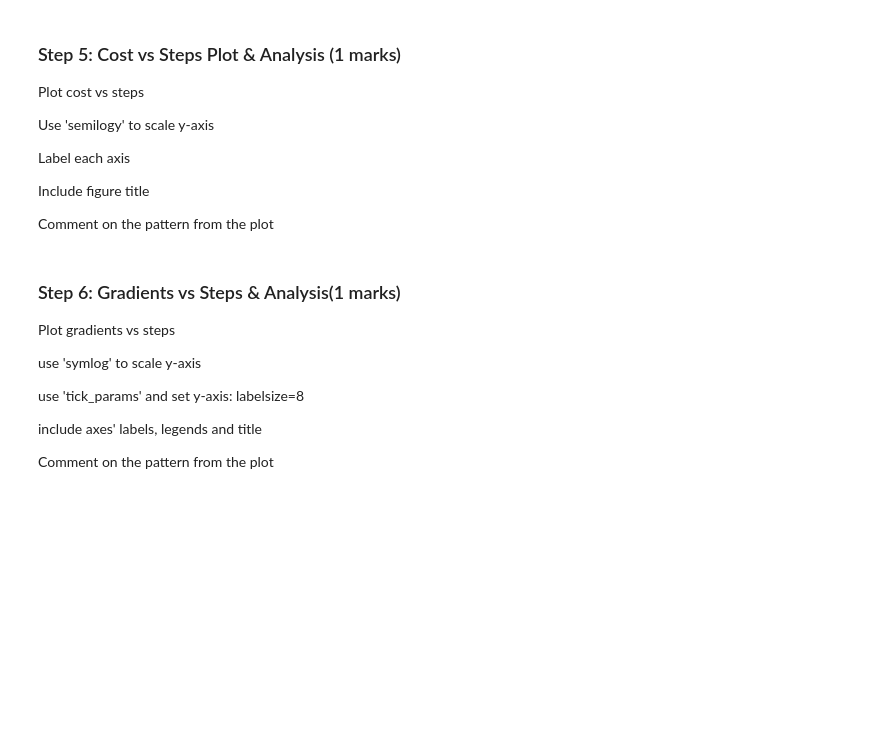
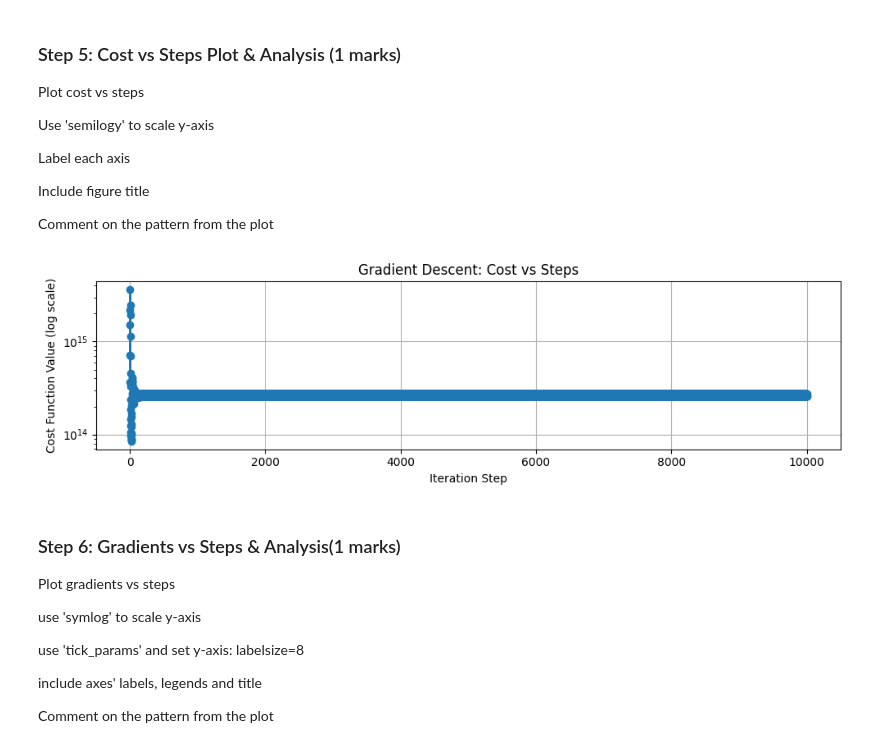
Before and after one commit to Hayden-Taylor91/ENGG680_2025_Fall_Assignment2, a Jupyter notebook: Assignment2_Upload.ipynb, the cells around one changed output. Cells and saved outputs as stored; diff of their text form; code cells hidden in the pictures; blank space fills up the shorter version.

```diff
--- a/Assignment2_Upload.ipynb
+++ b/Assignment2_Upload.ipynb
@@ -334,8 +507,3 @@ The function's inputs are: the receiver's coordinates, clock offset, satellites'
 The function returns a single scalar.
 
 Call euclidean_norm function to calculate geometric distance.
-# %%
-# Cost function: sum of squared residuals between measured and predicted pseudoranges
-def cost_function(rec_pos, cdT, sat_pos, pseudorange):
-    #...
-    return L
@@ -355,8 +548,3 @@ Call euclidean_norm function to calculate geometric distance.
 
 
 **Recall elements of the design matrix A in the previous LSE function.**
-# %%
-# Gradient of the cost function with respect to the unknowns (x_r, y_r, z_r, cdT)
-def gradient(rec_pos, cdT, sat_pos, pseudorange):
-    #...
-    return grad
@@ -362,0 +576,3 @@ def gradient(rec_pos, cdT, sat_pos, pseudorange):
+# %%
+grad = gradient(x_0[:3], x_0[3], sat_position, pseudorange_with_noise)
+print(grad)
@@ -437,0 +630,17 @@ optimized_params = #...
+# %%
+optimized_params, arr_cost, arr_grad, steps_count = gradient_descent(pseudorange_with_noise, sat_position, learning_rate=0.08,
+                                                                     max_iters=10000, tolerance=8e-7)
+print("Optimized Parameters (x, y, z, cdT):", optimized_params)
+
+print("Number of Steps to Converge:", steps_count)
+
+print("\nFinal Cost:")
+print(arr_cost[-1])
+
+print("\nFinal Gradient Norm:")
+print(arr_grad[-1])
+
+# Compute final position error (difference from ground truth)
+final_position_error = optimized_params[:3] - GroundTruth
+print("\nFinal Position Error (meters):")
+print(final_position_error)
@@ -459,3 +670,19 @@ plt.show()
+# %%
+steps = np.arange(1, len(arr_cost) + 1)
+
+# Plotting Cost vs Steps
+fig, ax = plt.subplots(nrows=1, ncols=1, figsize=(10, 3))
+
+ax.semilogy(steps, arr_cost, marker='o', linestyle='-')  # semilog y-axis
+ax.set_xlabel('Iteration Step')                           # label x-axis
+ax.set_ylabel('Cost Function Value (log scale)')         # label y-axis
+ax.set_title('Gradient Descent: Cost vs Steps')          # figure title
+ax.grid(True)
+
+fig.tight_layout()
+plt.show()
+# %% [output]
+[figure, added]
 # %% [markdown]
 ### Step 6: Gradients vs Steps & Analysis(1 marks)
 Plot gradients vs steps
```
Also changed, not shown: parts of 40 cells of this notebook.
